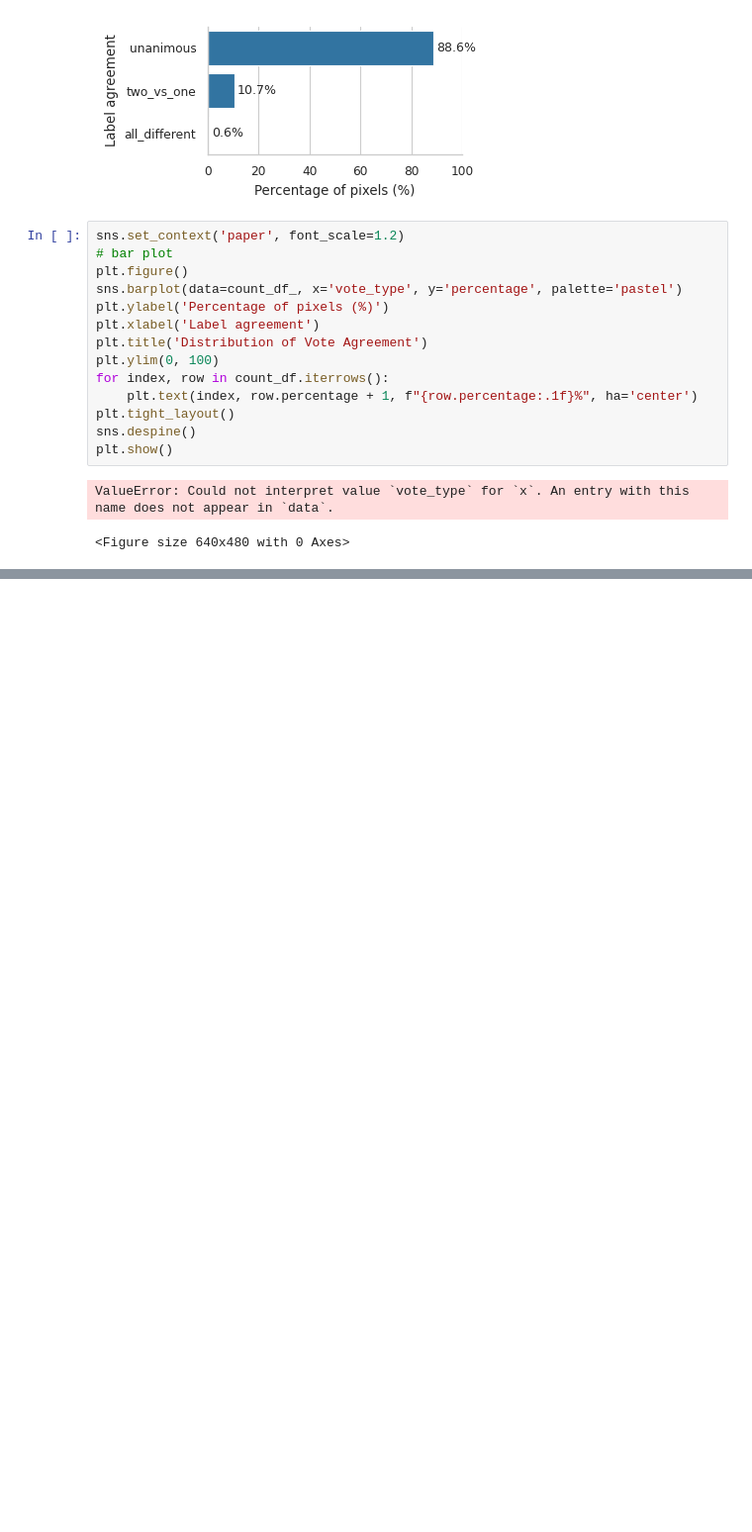
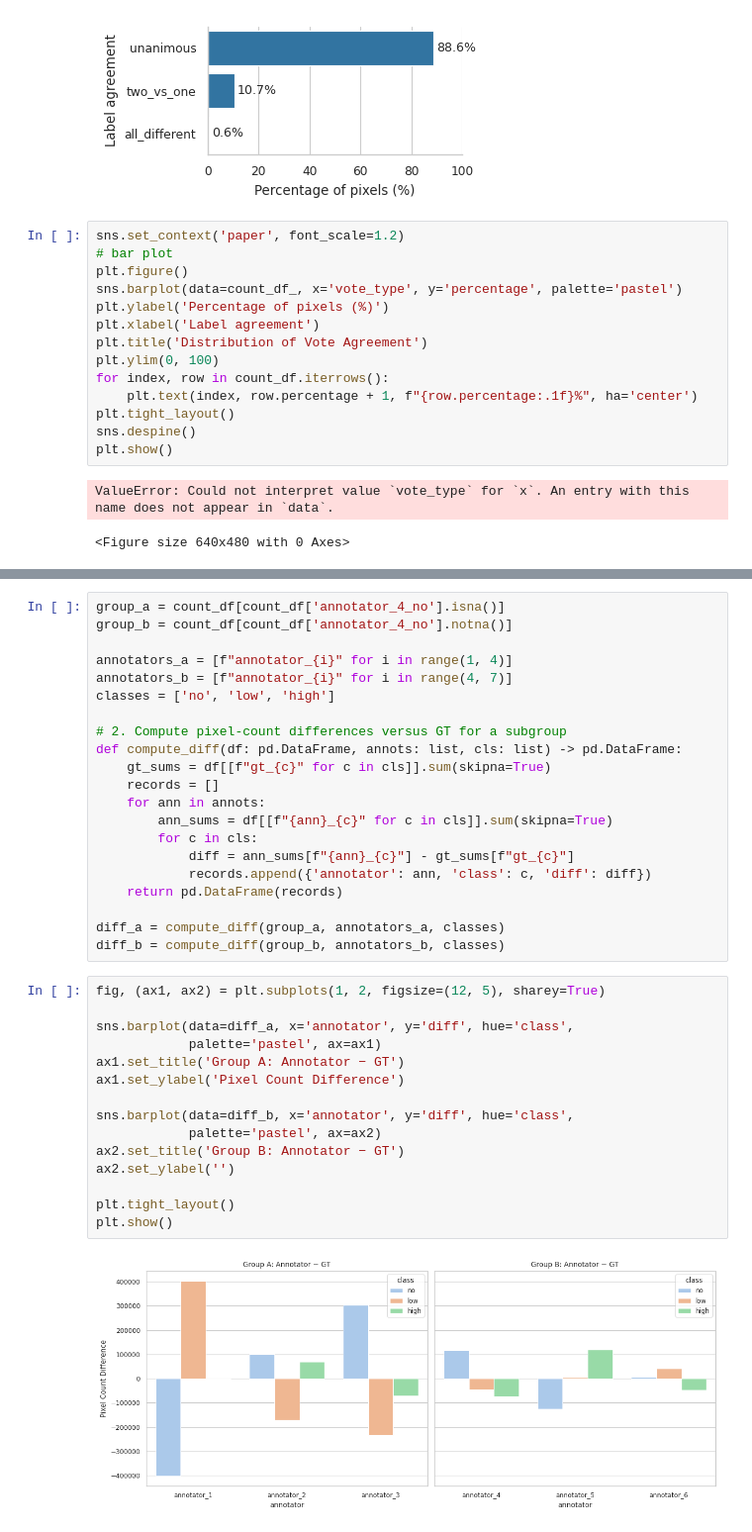
Before and after one commit to Way-Yuhao/CLIPSeg-debris, a Jupyter notebook: notebooks/03 - Inter Annotator.ipynb, the cells around one changed output, grey strips where cells are left out. Shown at 99% size. Saved outputs shown, nothing was run; the diff lists cells and outputs as text; blank space fills up the shorter version.

```diff
--- a/notebooks/03 - Inter Annotator.ipynb
+++ b/notebooks/03 - Inter Annotator.ipynb
@@ -263,0 +351,38 @@ ValueError: Could not interpret value `vote_type` for `x`. An entry with this na
+# %%
+group_a = count_df[count_df['annotator_4_no'].isna()]
+group_b = count_df[count_df['annotator_4_no'].notna()]
+
+annotators_a = [f"annotator_{i}" for i in range(1, 4)]
+annotators_b = [f"annotator_{i}" for i in range(4, 7)]
+classes = ['no', 'low', 'high']
+
+# 2. Compute pixel‐count differences versus GT for a subgroup
+def compute_diff(df: pd.DataFrame, annots: list, cls: list) -> pd.DataFrame:
+    gt_sums = df[[f"gt_{c}" for c in cls]].sum(skipna=True)
+    records = []
+    for ann in annots:
+        ann_sums = df[[f"{ann}_{c}" for c in cls]].sum(skipna=True)
+        for c in cls:
+            diff = ann_sums[f"{ann}_{c}"] - gt_sums[f"gt_{c}"]
+            records.append({'annotator': ann, 'class': c, 'diff': diff})
+    return pd.DataFrame(records)
+
+diff_a = compute_diff(group_a, annotators_a, classes)
+diff_b = compute_diff(group_b, annotators_b, classes)
+# %%
+fig, (ax1, ax2) = plt.subplots(1, 2, figsize=(12, 5), sharey=True)
+
+sns.barplot(data=diff_a, x='annotator', y='diff', hue='class',
+            palette='pastel', ax=ax1)
+ax1.set_title('Group A: Annotator − GT')
+ax1.set_ylabel('Pixel Count Difference')
+
+sns.barplot(data=diff_b, x='annotator', y='diff', hue='class',
+            palette='pastel', ax=ax2)
+ax2.set_title('Group B: Annotator − GT')
+ax2.set_ylabel('')
+
+plt.tight_layout()
+plt.show()
+# %% [output]
+[figure, added]
```
Also changed, not shown: parts of 11 cells of this notebook, 5 other files.
